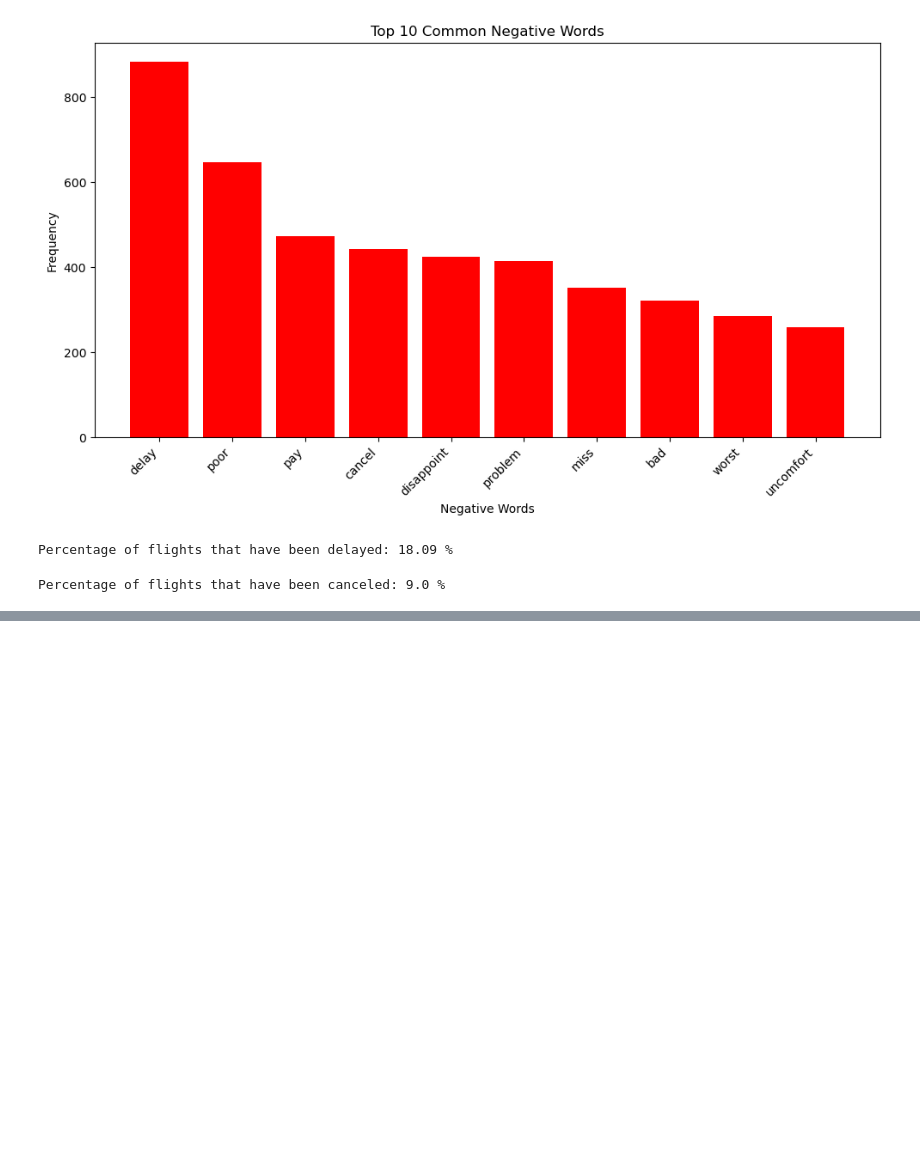
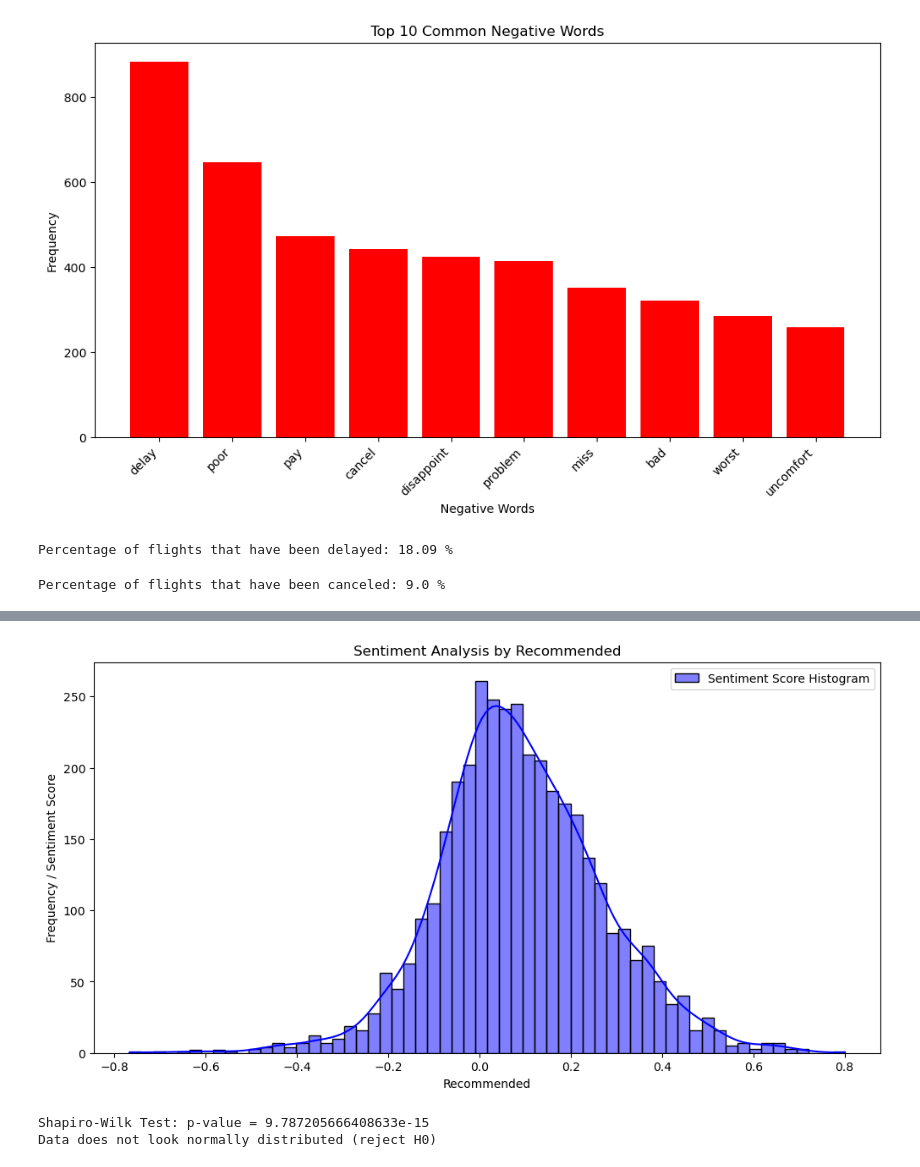
Before and after one commit to MarkPhamm/British-Airway, a Jupyter notebook: Sentiment_Analysis.ipynb, the cells around one changed output, grey strips where cells are left out. Cells and saved outputs as stored; diff of their text form; code cells hidden in the pictures; blank space fills up the shorter version.

Commit message:
update sentiment analysis

```diff
--- a/Sentiment_Analysis.ipynb
+++ b/Sentiment_Analysis.ipynb
@@ -193,3 +197,11 @@ percentage_canceled = round((df['Cancel'].mean()) * 100, 2)
 print("Percentage of flights that have been canceled:", percentage_canceled, "%")
 # %% [output]
 Percentage of flights that have been canceled: 9.0 %
+# %%
+# Define a function to calculate sentiment polarity using TextBlob
+def calculate_sentiment(text):
+    analysis = TextBlob(str(text))
+    return analysis.sentiment.polarity
+# %%
+# Apply the function to your review column
+df['Sentiment Score'] = df['Review'].apply(calculate_sentiment)
@@ -195,0 +220,36 @@ Percentage of flights that have been canceled: 9.0 %
+# %%
+# Create a combo chart
+plt.figure(figsize=(12, 6))
+
+# Plot histogram with kernel density estimate
+sns.histplot(df['Sentiment Score'], bins=60, color='blue', kde=True, label='Sentiment Score Histogram')
+
+plt.title('Sentiment Analysis by Recommended')
+plt.xlabel('Recommended')
+plt.ylabel('Frequency / Sentiment Score')
+plt.legend()
+
+plt.show()
+# %% [output]
+[figure, added]
+# %%
+from scipy.stats import shapiro
+
+# Assume df['Sentiment Score'] contains your sentiment score data
+sentiment_scores = df['Sentiment Score']
+
+# Perform Shapiro-Wilk test
+statistic, p_value = shapiro(sentiment_scores)
+
+# Print the results
+print(f"Shapiro-Wilk Test: p-value = {p_value}")
+
+# Interpret the p-value
+alpha = 0.05
+if p_value > alpha:
+    print("Data looks normally distributed (fail to reject H0)")
+else:
+    print("Data does not look normally distributed (reject H0)")
+# %% [output]
+Shapiro-Wilk Test: p-value = 9.787205666408633e-15
+Data does not look normally distributed (reject H0)
```
Also changed, not shown: parts of 5 cells of this notebook.
